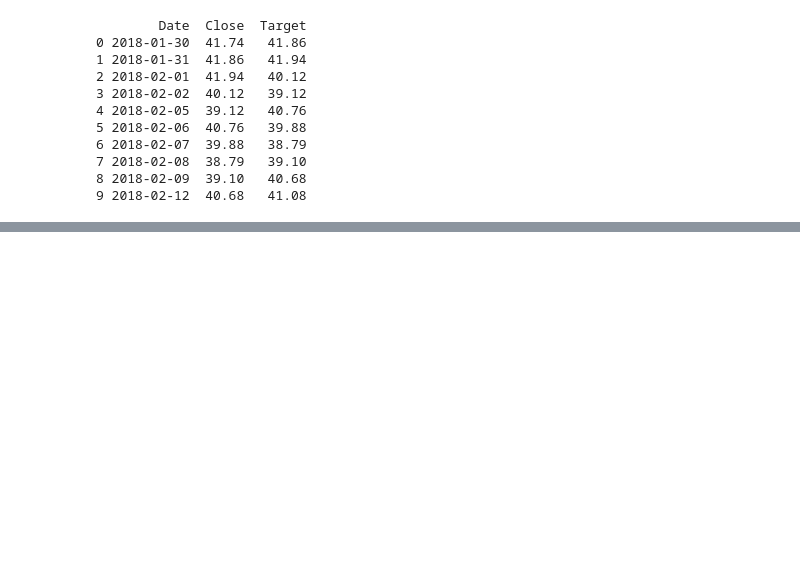
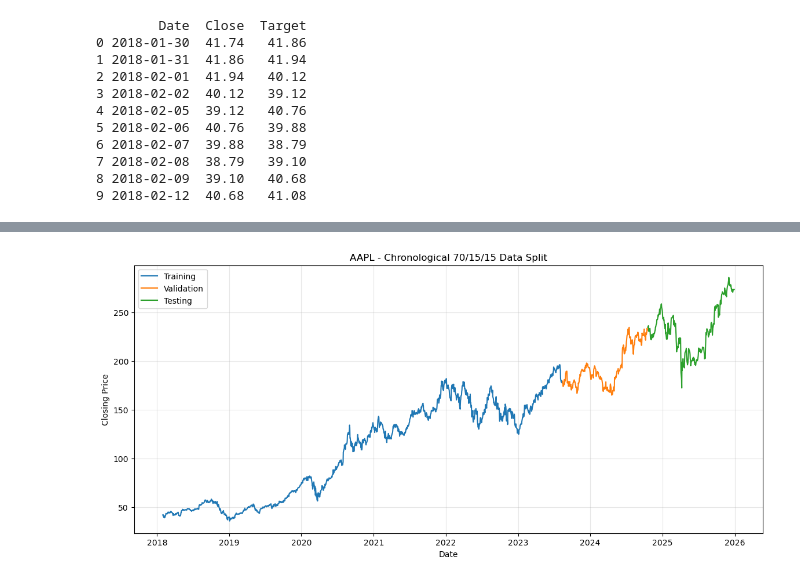
Before and after one commit to ClaraNguyen9130/AI-Powered-Stock-Market-Prediction, a Jupyter notebook: COMP8851_Major Project.ipynb, the cells around one changed output, grey strips where cells are left out. Cells and saved outputs as stored; diff of their text form; code cells hidden in the pictures; blank space fills up the shorter version.

Commit message:
Chronological 70/15/15 Split

```diff
--- a/COMP8851_Major Project.ipynb
+++ b/COMP8851_Major Project.ipynb
@@ -509,0 +601,23 @@ print(stocks["AAPL"][["Date", "Close", "Target"]].head(10))
+# %%
+# Plot chronological 70/15/15 data split
+stock_name = "AAPL"
+
+train = splits[stock_name]["train"]
+validation = splits[stock_name]["validation"]
+test = splits[stock_name]["test"]
+
+plt.figure(figsize=(14, 6))
+
+plt.plot(train["Date"], train["Close"], label="Training")
+plt.plot(validation["Date"], validation["Close"], label="Validation")
+plt.plot(test["Date"], test["Close"], label="Testing")
+
+plt.title(f"{stock_name} - Chronological 70/15/15 Data Split")
+plt.xlabel("Date")
+plt.ylabel("Closing Price")
+plt.legend()
+plt.grid(alpha=0.3)
+
+plt.show()
+# %% [output]
+[figure, added]
```
Also changed, not shown: parts of 2 cells of this notebook.
